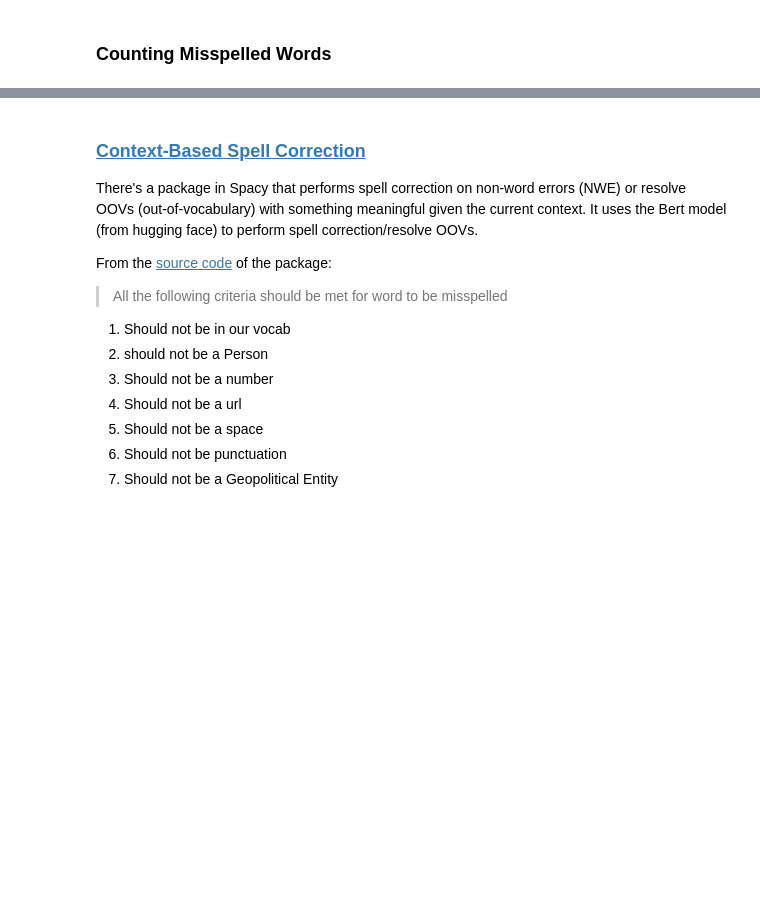
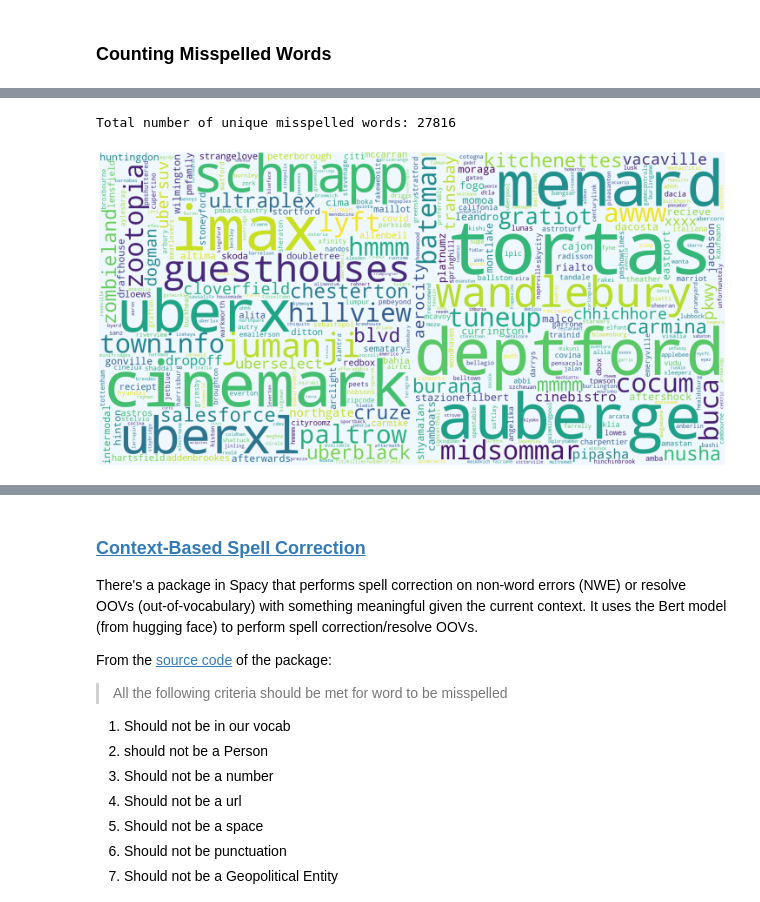
Before and after one commit to Mhmd-Hisham/Graduation-Project, a Jupyter notebook: DataEngineering/Notebooks/3- Preprocessing _ Spliting.ipynb, the cells around one changed output, grey strips where cells are left out. Saved outputs shown, nothing was run; the diff lists cells and outputs as text; code cells hidden in the pictures; blank space fills up the shorter version.

```diff
--- a/DataEngineering/Notebooks/3- Preprocessing _ Spliting.ipynb
+++ b/DataEngineering/Notebooks/3- Preprocessing _ Spliting.ipynb
@@ -665,0 +779,48 @@ Found '0     ' occurrences of '_'
+# %%
+#@title Total # Unique Misspelled Words (overall datasets)
+all_misspelled_words = list(filter(None, " ".join(missspelled_by_dataset.to_list()).split(" ")))
+all_misspelled_words = [word for word in all_misspelled_words if len(word)>min_word_length]
+
+all_misspelled_words = list(filter(lambda x: x not in not_misspelled, all_misspelled_words))
+
+print("Total number of unique misspelled words:", len(set(all_misspelled_words)))
+# Counter(all_misspelled_words).most_common(200)
+
+fig, axes = plt.subplots(figsize=(20, 20), ncols=2)
+
+wordcloud = WordCloud(
+    width=1000,
+    height=1000,
+    background_color='aliceblue',
+    relative_scaling=0.1,
+    max_words=200,
+    collocations=False,
+    min_font_size=10).generate_from_frequencies(
+        {k:v for k,v in Counter(all_misspelled_words).most_common(200)}
+    ) #.generate(words)
+
+axes[0].imshow(wordcloud)
+axes[0].axis("off")
+
+
+wordcloud = WordCloud(
+    width=1000,
+    height=1000,
+    background_color='aliceblue',
+    relative_scaling=0.1,
+    max_words=200,
+    collocations=False,
+    min_font_size=10).generate_from_frequencies(
+        {k:v for k,v in Counter(all_misspelled_words).most_common(400)[200:]}
+    ) #.generate(words)
+
+axes[1].imshow(wordcloud)
+axes[1].axis("off")
+
+plt.gca()
+# fig.suptitle(f"[Merged Dataset]", fontsize=20)
+plt.tight_layout(pad=0)
+plt.show()
+# %% [output]
+Total number of unique misspelled words: 27816
+[figure, added]
```
Also changed, not shown: parts of 19 cells of this notebook.
